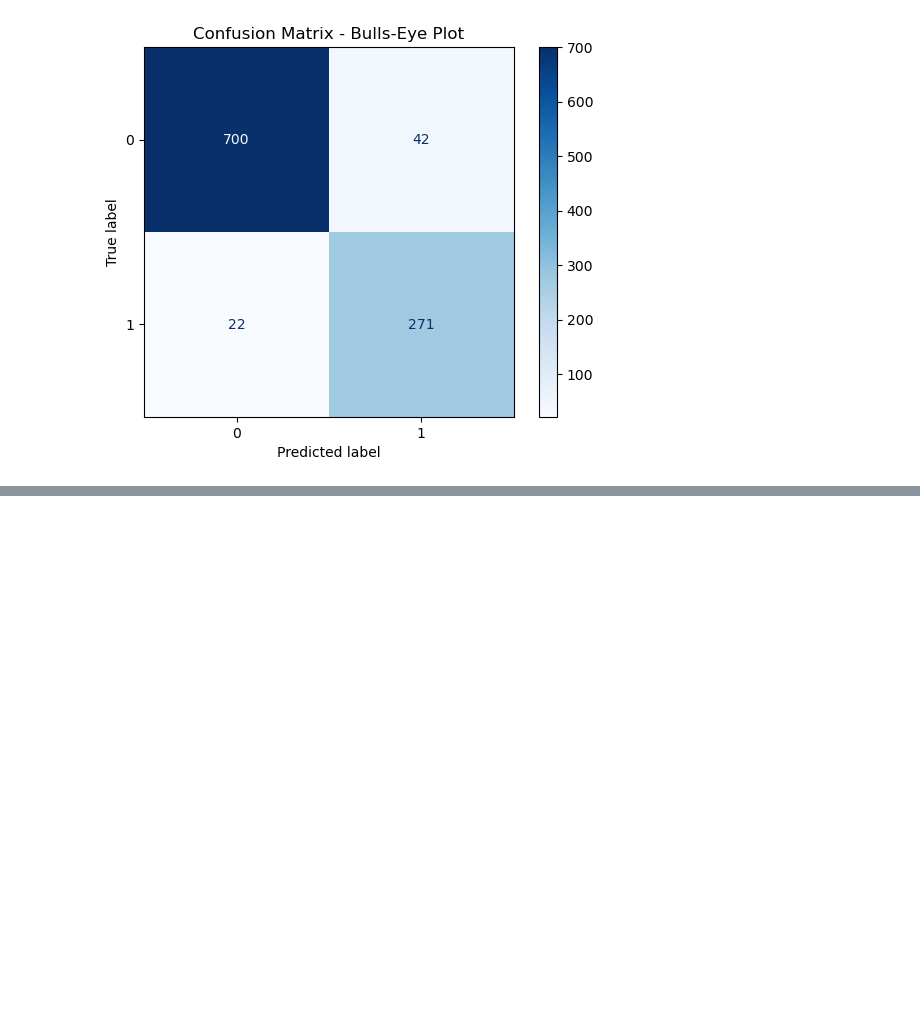
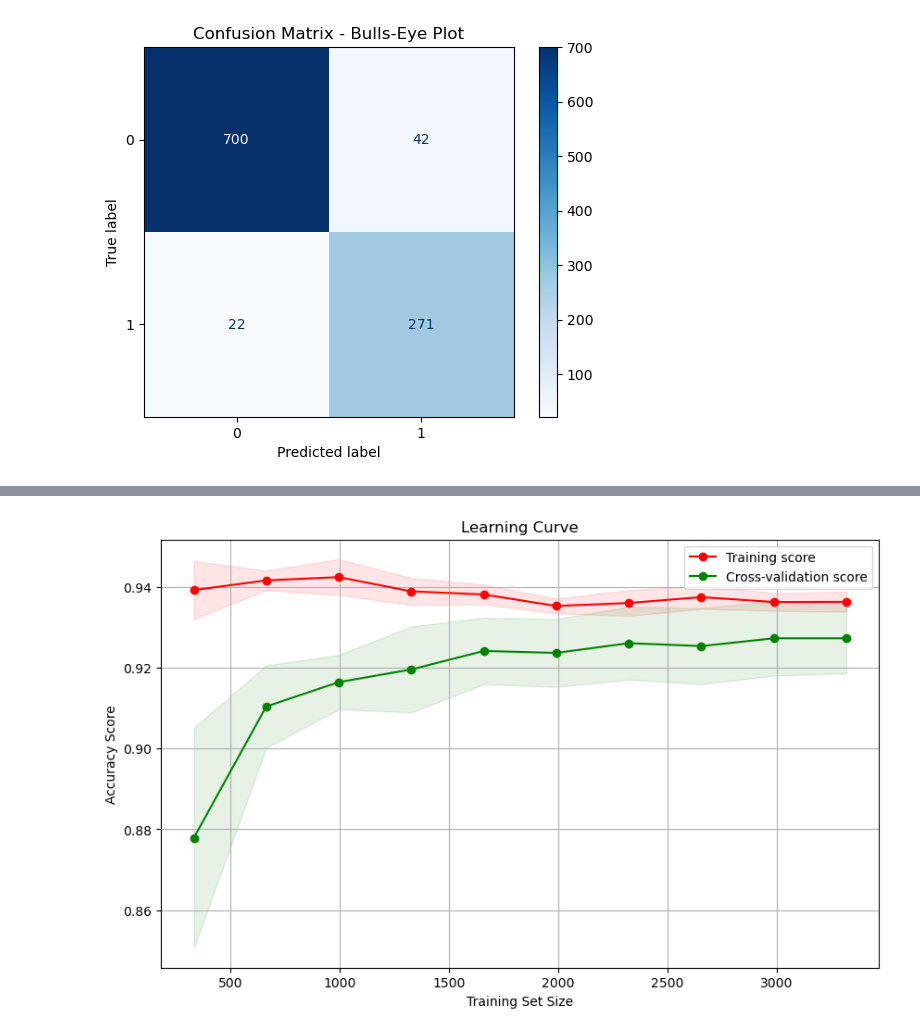
Before and after one commit to MiguelIbrahimE/GlobalSpam-PhishingFilter, a Jupyter notebook: spamfilter.ipynb, the cells around one changed output, grey strips where cells are left out. Saved outputs shown, nothing was run; the diff lists cells and outputs as text; code cells hidden in the pictures; blank space fills up the shorter version.

```diff
--- a/spamfilter.ipynb
+++ b/spamfilter.ipynb
@@ -406,0 +635,14 @@ plt.show()
+# %%
+import re
+
+# Function to extract URLs from the email text
+def extract_links(text):
+    url_pattern = re.compile(r'(https?://[^\s]+)')
+    return url_pattern.findall(text)
+
+# Example email text
+email_text = "Click here to claim your prize: https://suspicious-link.com and verify at https://real-link.com"
+
+# Extract links
+links = extract_links(email_text)
+print("Extracted Links:", links)
@@ -406,0 +914,41 @@ plt.show()
+# %%
+import matplotlib.pyplot as plt
+from sklearn.model_selection import learning_curve
+import numpy as np
+
+# Reuse the preprocessor and model pipeline
+model = Pipeline([
+    ('preprocessor', preprocessor),
+    ('clf', MultinomialNB())
+])
+
+# Calculate the learning curve
+train_sizes, train_scores, val_scores = learning_curve(
+    model, X_train, y_train, cv=5, n_jobs=-1,
+    train_sizes=np.linspace(0.1, 1.0, 10), scoring='accuracy'
+)
+
+# Calculate mean and standard deviation for training and validation scores
+train_mean = np.mean(train_scores, axis=1)
+train_std = np.std(train_scores, axis=1)
+val_mean = np.mean(val_scores, axis=1)
+val_std = np.std(val_scores, axis=1)
+
+# Plot the learning curve
+plt.figure(figsize=(10, 6))
+plt.plot(train_sizes, train_mean, 'o-', color="r", label="Training score")
+plt.plot(train_sizes, val_mean, 'o-', color="g", label="Cross-validation score")
+
+# Fill the area between the mean ± standard deviation for training and validation scores
+plt.fill_between(train_sizes, train_mean - train_std, train_mean + train_std, alpha=0.1, color="r")
+plt.fill_between(train_sizes, val_mean - val_std, val_mean + val_std, alpha=0.1, color="g")
+
+# Set the title and labels
+plt.title('Learning Curve')
+plt.xlabel('Training Set Size')
+plt.ylabel('Accuracy Score')
+plt.legend(loc="best")
+plt.grid()
+plt.show()
+# %% [output]
+[figure, added]
```
Also changed, not shown: parts of 21 cells of this notebook, 3 other files.
